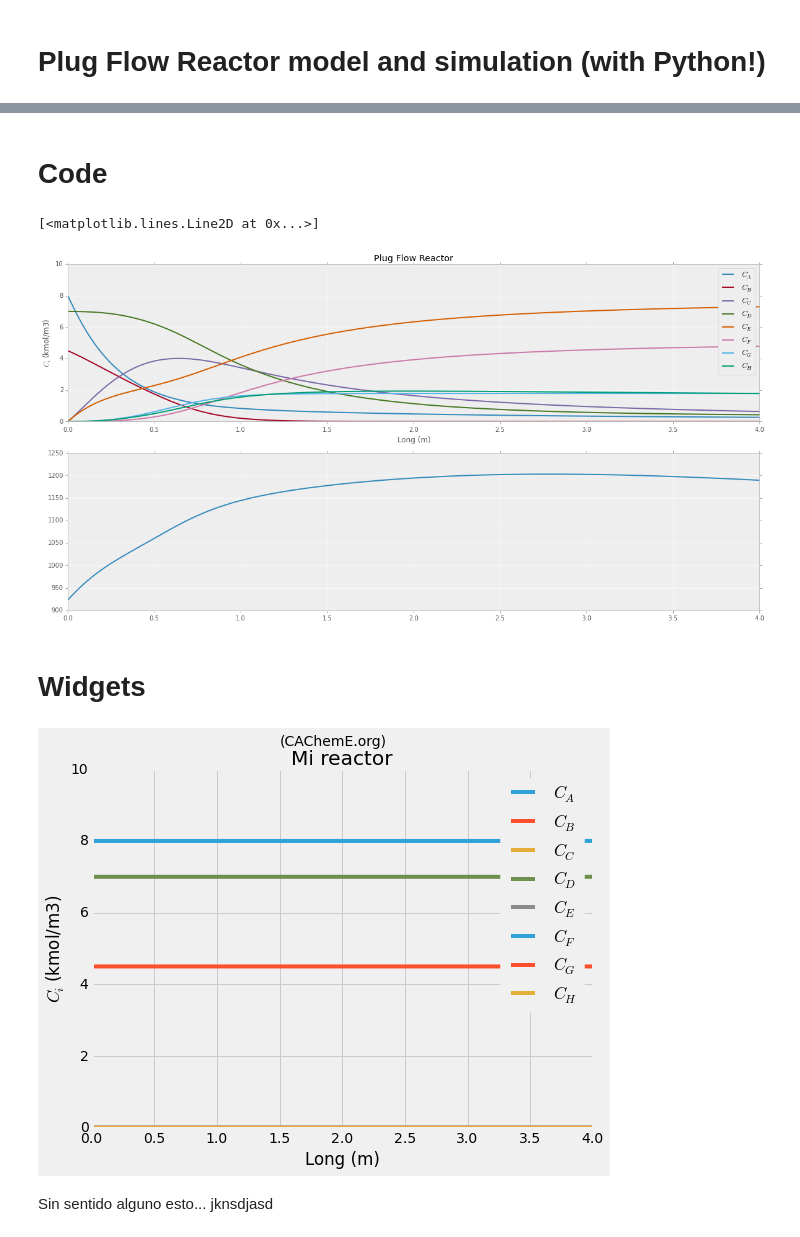
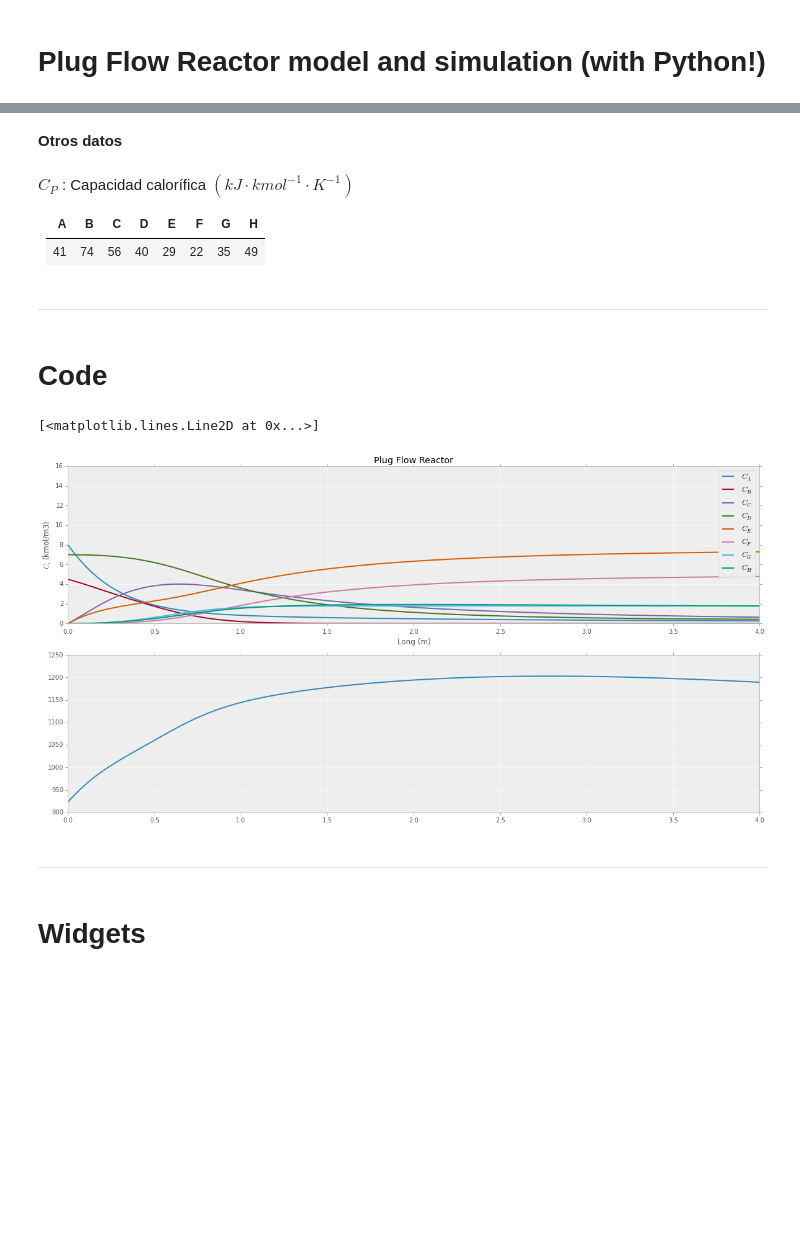
Before and after one commit to CAChemE/learn, a Jupyter notebook: Plug-Flow-Reactor/gas-PFR.ipynb, the cells around one changed output, grey strips where cells are left out. Saved outputs shown, nothing was run; the diff lists cells and outputs as text; code cells hidden in the pictures; blank space fills up the shorter version.

```diff
--- a/Plug-Flow-Reactor/gas-PFR.ipynb
+++ b/Plug-Flow-Reactor/gas-PFR.ipynb
@@ -9,3 +24,13 @@ coeficiente global de intercambio de calor U entre el reactor y el refrigerante
+# %% [markdown]
+__Otros datos__
+# %% [markdown]
+$C_P$ : Capacidad calorífica $(kJ·kmol^{-1}·K^{-1})$
+
+| A | B | C| D | E | F | G | H |
+|:-:|:-:|:-:|:-:|:-:|:-:|:-:|:-:|
+| 41| 74| 56| 40| 29| 22| 35| 49|
+# %% [markdown]
+***
 # %% [markdown]
 # Code
 # %%
@@ -22,6 +46,5 @@ from __future__ import division
 plt.style.use('bmh')
 # %%
-
 #Constante
 Rg = 8.31
 
@@ -44,14 +67,14 @@ Cp = np.array([41, 74, 56, 40, 29, 22, 35, 49]) #kJ/kmol*K
 P0 = 130 #Pa
 T0 = 650+273 #K
 
-#DATOS Reactor
+#DATOS REACTOR
 
 L0 = 4 #Longitud del reactor (m)
 D = 0.3 #Diámetro (m)
 S = np.pi*((D/2)**2) #Sección del tubo (m2)
 U = 25 #Coef global de intercambio de calor (kJ/m2·s·K)
 
-#Alimento
+#ALIMENTO
 
 C_A0 = 480/60
 C_B0 = 270/60
@@ -127,16 +150,11 @@ def diff_eqs(y,L):
     dy = np.concatenate((dndL, dTP), axis=0)
     dy = np.transpose(dy)
 
-    # Intento 1 = si le pido que me devuelva dndL, dQdL y dTdl = ERROR
-    # Intento 2 = si dejo el código como esta pero le pido solo que devuelva dndL = GRÁFICO
-    # Intento 3 = si borro el código de dQdL y dTdL y represento = ERROR
-
     return (dy)
 
 
-#Parámetros, los primeros 8 son de C, el 9 de Q y el 10 es T
 
-Q_0 = 0 # ?initial
+Q_0 = 0 # Initial
 
 y0 = [C_A0, C_B0, 0, C_D0, 0, 0, 0, 0, Q_0, T0]
 L  =  np.linspace(0, L0, 100000)   # length of the reactor gride
@@ -154,36 +172,38 @@ C_G  = soln[:, 6] # mol*L-1
 C_H  = soln[:, 7] # mol*L-1
 
 Q = soln[:, 8] # heat
 T = soln[:,9] # K
 
-# Representación
+# Plot
 
 
 fig, (ax1, ax2) = plt.subplots(nrows=2, ncols=1,  figsize=(20,10))
 
 ax1.plot(L, C_A,
          L, C_B,
          L, C_C,
          L, C_D,
          L, C_E,
          L, C_F,
          L, C_G,
          L, C_H)
 ax1.set_xlabel('Long (m)',)
 
 ax1.set_ylabel('$C_{i}$ (kmol/m3)')
 
 ax1.legend(['$C_A$','$C_B$','$C_C$','$C_D$','$C_E$','$C_F$','$C_G$','$C_H$'])
 
 ax1.set_title('Plug Flow Reactor')
 
 ax1.set_xlim([0,4])
-ax1.set_ylim([0,10])
+ax1.set_ylim([0,16])
 
 ax2.plot(L,T)
 # %% [output]
 [<matplotlib.lines.Line2D at 0x...>]
-[figure, old version]
+[figure, new version]
+# %% [markdown]
+***
 # %% [markdown]
 # Widgets
 # %%
@@ -346,11 +388,2 @@ def MiReactor(C_A0, C_B0, C_C0, C_D0, C_E0, C_F0, C_G0, C_H0):
 
     plt.show()
-# %%
-#No tiene sentido esto, pero ahí esta mareando... akjshdakjsnx
-interact(MiReactor,
-         C_A0=(400/60, 760/60,0.1), C_B0=(270/90, 500/60,0.1), C_C0 = (0, 500/60,0.1),
-         C_D0 = (420/60, 500/60,0.1), C_E0 = (0, 500/60,0.1), C_F0 = (0, 500/60,0.1), C_G0 = (0, 500/60,0.1), C_H0 = (0, 500/60,0.1))
-# %% [output]
-[figure, removed]
-# %% [markdown]
-Sin sentido alguno esto... jknsdjasd
```
Also changed, not shown: parts of 10 cells of this notebook, 1 other file.
